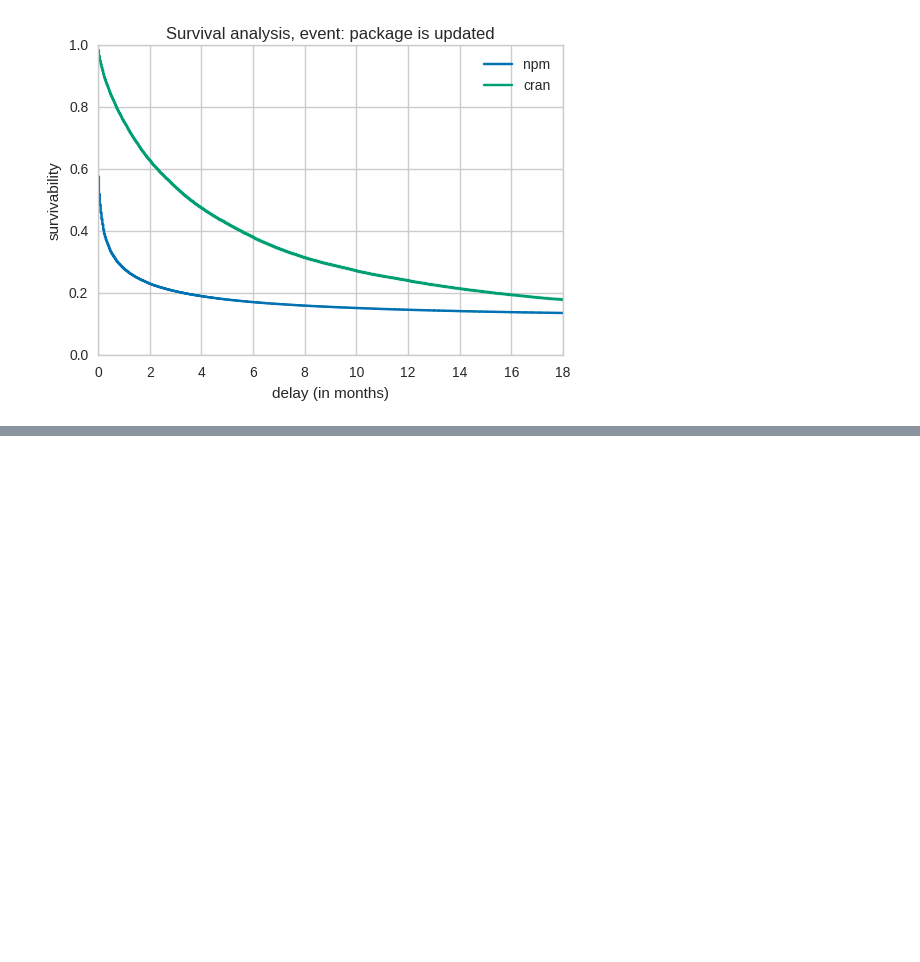
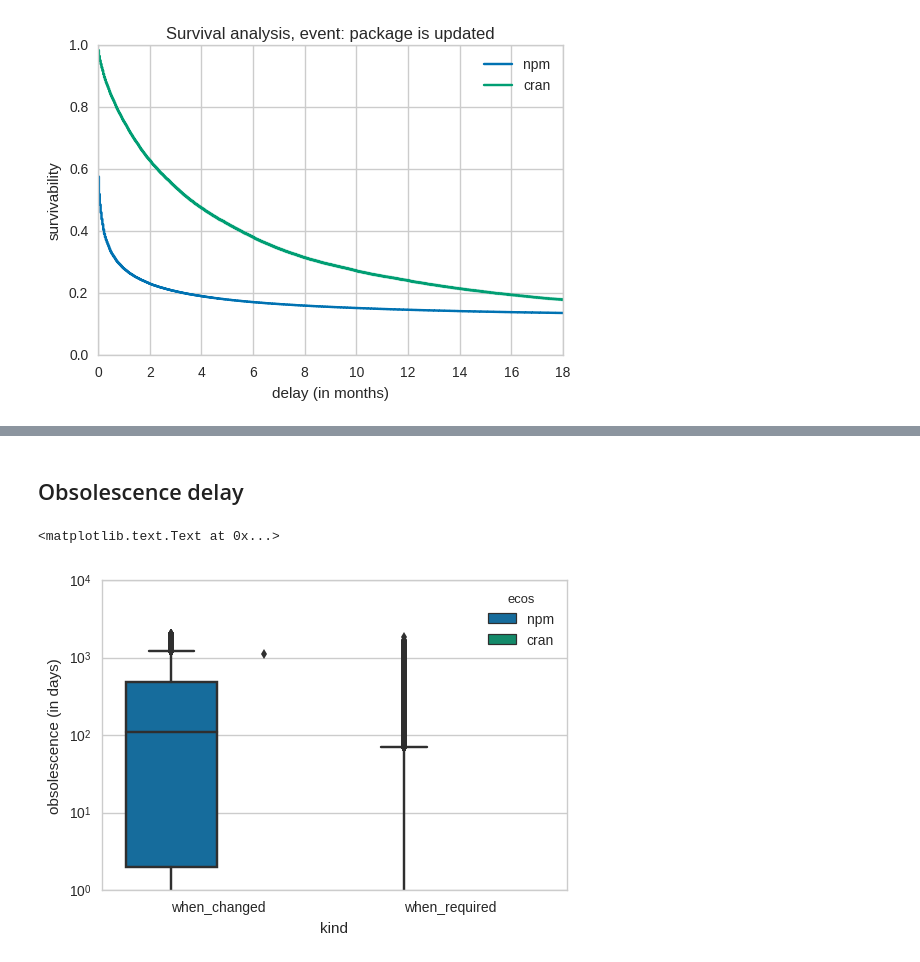
Before and after one commit to maelick/deps-analysis, a Jupyter notebook: notebook/Exploratory.ipynb, the cells around one changed output, grey strips where cells are left out. Saved outputs shown, nothing was run; the diff lists cells and outputs as text; code cells hidden in the pictures; blank space fills up the shorter version.

Commit message:
Obsolescence related stuff

```diff
--- a/notebook/Exploratory.ipynb
+++ b/notebook/Exploratory.ipynb
@@ -278,0 +289,31 @@ ax.set_xlim(right=18)
+# %% [markdown]
+## Obsolescence delay
+# %%
+data = None
+for ecos in ecosystems:
+    pkg, deps = df_pkg[ecos], df_deps[ecos]
+    df = (deps
+          .query('fixed == True')
+          [['dependency', 'constraint', 'time', 'next_time']]
+          .rename(columns={'time': 'required_at', 'next_time': 'changed_at'})
+          .merge(pkg[['time', 'next_time']], left_on=['dependency', 'constraint'], right_index=True, how='left')
+          )
+    df['when_changed'] = df['changed_at'].fillna(df_pkg[ecos]['time'].max()) - df['next_time']
+    df['when_required'] = df['required_at'] - df['next_time']
+
+    df = pandas.melt(df, value_vars=['when_changed', 'when_required'], var_name='kind')
+    df['ecos'] = ecos
+
+    if data is None:
+        data = df
+    else:
+        data = data.append(df)
+
+data['value'] = data['value'].dt.days
+
+ax = seaborn.boxplot('kind', 'value', 'ecos', data=data)
+ax.set_yscale('log')
+ax.set_ylabel('obsolescence (in days)')
+# %% [output]
+<matplotlib.text.Text at 0x...>
+[figure, added]
```
Also changed, not shown: parts of 5 cells of this notebook.
